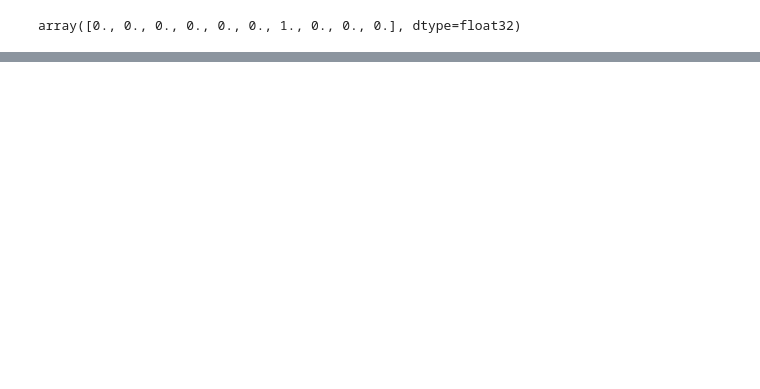
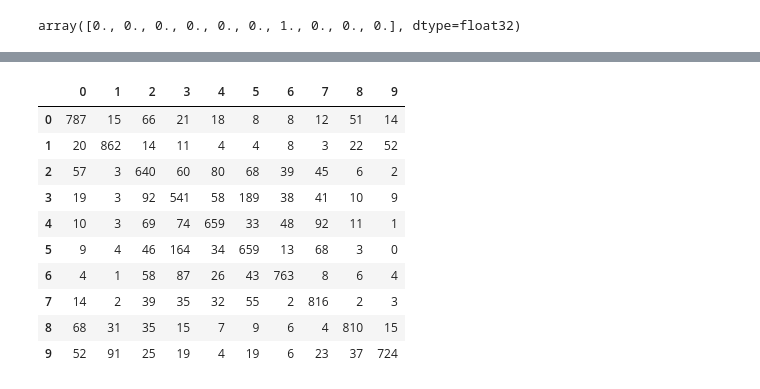
Before and after one commit to Elwing-Chou/taipeitechml, a Jupyter notebook: SimpleCNN.ipynb, the cells around one changed output, grey strips where cells are left out. Cells and saved outputs as stored; diff of their text form; code cells hidden in the pictures; blank space fills up the shorter version.

```diff
--- a/SimpleCNN.ipynb
+++ b/SimpleCNN.ipynb
@@ -94,0 +148,17 @@ _________________________________________________________________
+# %%
+import pandas as pd
+from sklearn.metrics import confusion_matrix
+pre = cnn.predict_classes(x_test_shape)
+pd.DataFrame(confusion_matrix(y_test, pre))
+# %% [output]
+|  | 0 | 1 | 2 | 3 | 4 | 5 | 6 | 7 | 8 | 9 |
+| 0 | 787 | 15 | 66 | 21 | 18 | 8 | 8 | 12 | 51 | 14 |
+| 1 | 20 | 862 | 14 | 11 | 4 | 4 | 8 | 3 | 22 | 52 |
+| 2 | 57 | 3 | 640 | 60 | 80 | 68 | 39 | 45 | 6 | 2 |
+| 3 | 19 | 3 | 92 | 541 | 58 | 189 | 38 | 41 | 10 | 9 |
+| 4 | 10 | 3 | 69 | 74 | 659 | 33 | 48 | 92 | 11 | 1 |
+| 5 | 9 | 4 | 46 | 164 | 34 | 659 | 13 | 68 | 3 | 0 |
+| 6 | 4 | 1 | 58 | 87 | 26 | 43 | 763 | 8 | 6 | 4 |
+| 7 | 14 | 2 | 39 | 35 | 32 | 55 | 2 | 816 | 2 | 3 |
+| 8 | 68 | 31 | 35 | 15 | 7 | 9 | 6 | 4 | 810 | 15 |
+| 9 | 52 | 91 | 25 | 19 | 4 | 19 | 6 | 23 | 37 | 724 |
```
Also changed, not shown: parts of 8 cells of this notebook.
